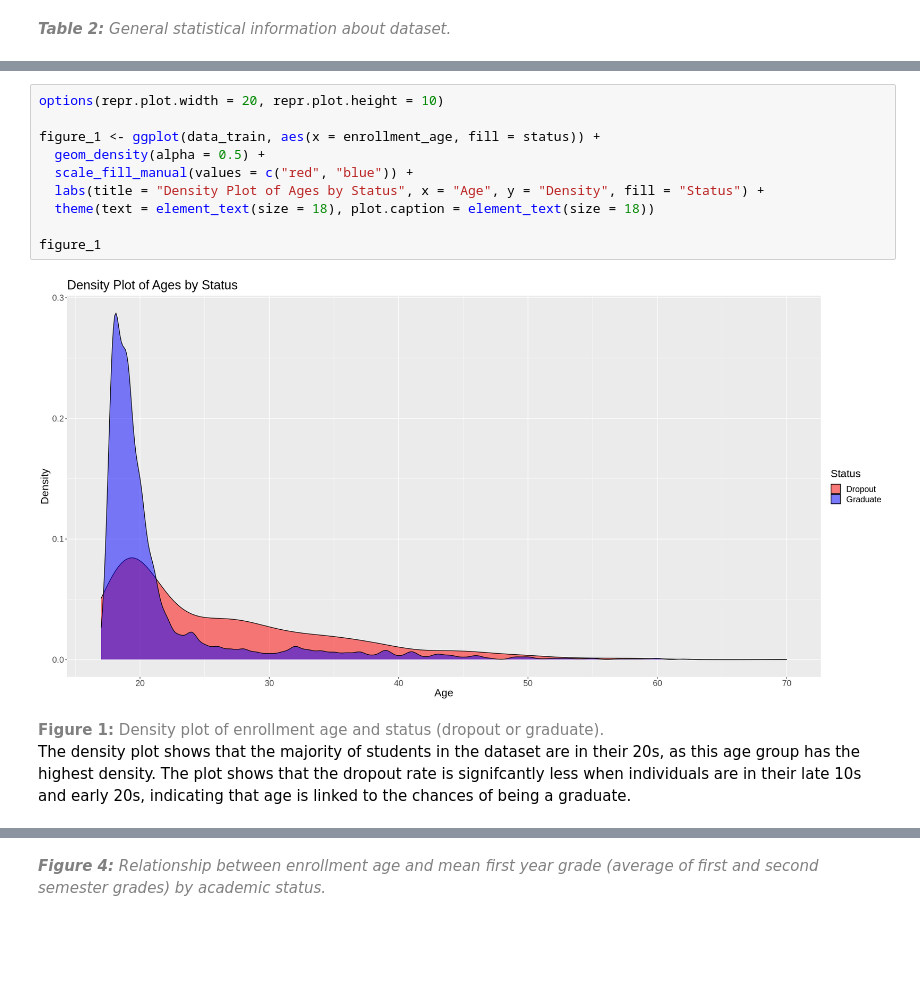
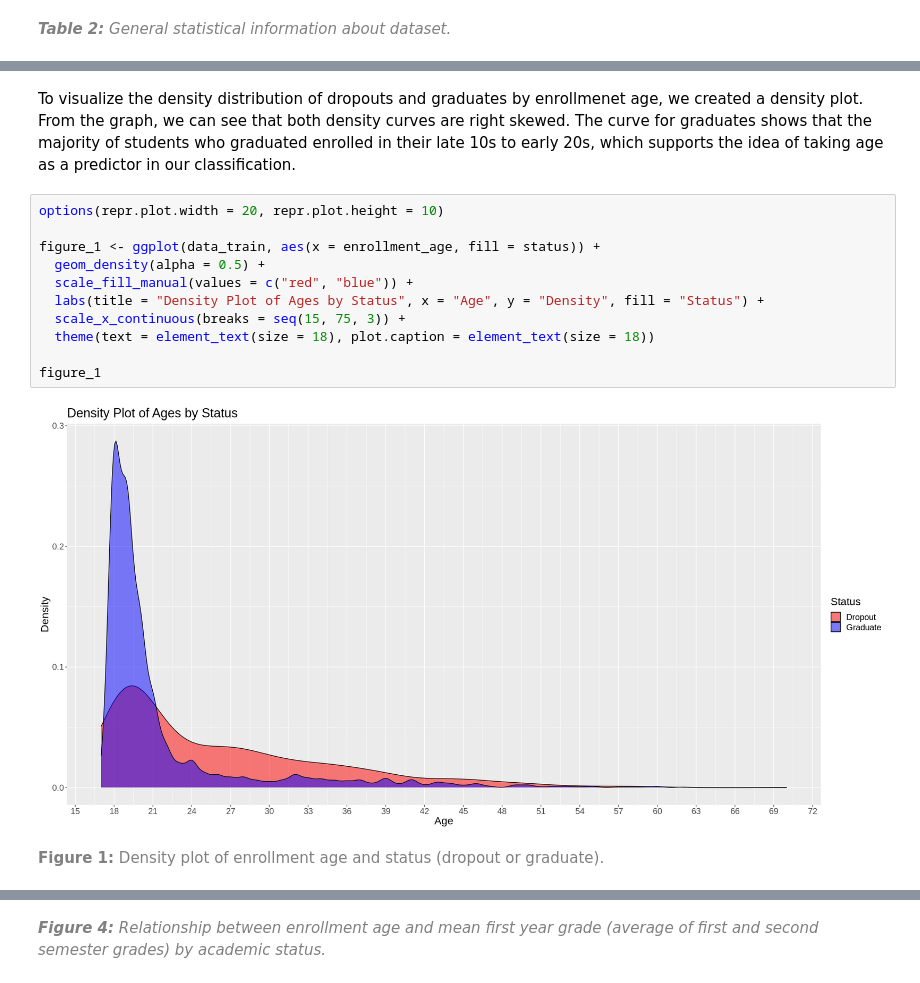
Before and after one commit to ekang27kc/dsci100-2023-T2-Group01-project, a Jupyter notebook: Project_Report.ipynb, the cells around one changed output, grey strips where cells are left out. Cells and saved outputs as stored; diff of their text form; blank space fills up the shorter version.

```diff
--- a/Project_Report.ipynb
+++ b/Project_Report.ipynb
@@ -80,15 +98,19 @@ _<span style="color:gray">**Table 2:** General statistical information about dat
+# %% [markdown]
+To visualize the density distribution of dropouts and graduates by enrollmenet age, we created a density plot.\
+From the graph, we can see that both density curves are right skewed. The curve for graduates shows that the majority of students who graduated enrolled in their late 10s to early 20s, which supports the idea of taking age as a predictor in our classification.
 # %%
 options(repr.plot.width = 20, repr.plot.height = 10)
 
 figure_1 <- ggplot(data_train, aes(x = enrollment_age, fill = status)) +
   geom_density(alpha = 0.5) +
   scale_fill_manual(values = c("red", "blue")) +
   labs(title = "Density Plot of Ages by Status", x = "Age", y = "Density", fill = "Status") +
+  scale_x_continuous(breaks = seq(15, 75, 3)) +
   theme(text = element_text(size = 18), plot.caption = element_text(size = 18))
 
 figure_1
 # %% [output]
-[figure, old version]
+[figure, new version]
-# %% [markdown]
-<span style="color:gray">**Figure 1:** Density plot of enrollment age and status (dropout or graduate). </span>
-<br>The density plot shows that the majority of students in the dataset are in their 20s, as this age group has the highest density. The plot shows that the dropout rate is signifcantly less when individuals are in their late 10s and early 20s, indicating that age is linked to the chances of being a graduate.
+# %% [markdown]
+<span style="color:gray">**Figure 1:** Density plot of enrollment age and status (dropout or graduate). </span>
+<br>
```
Also changed, not shown: parts of 18 cells of this notebook.
